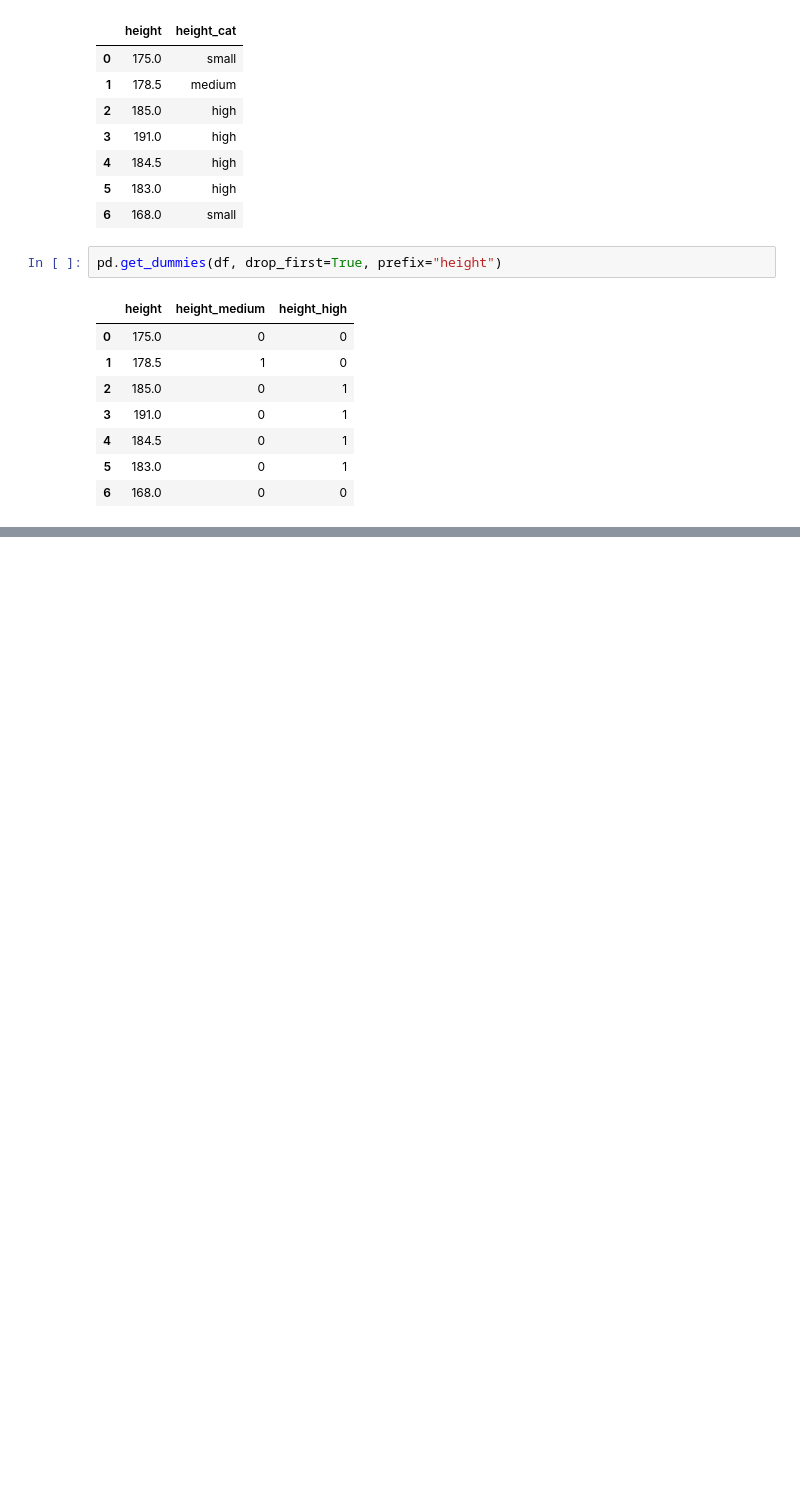
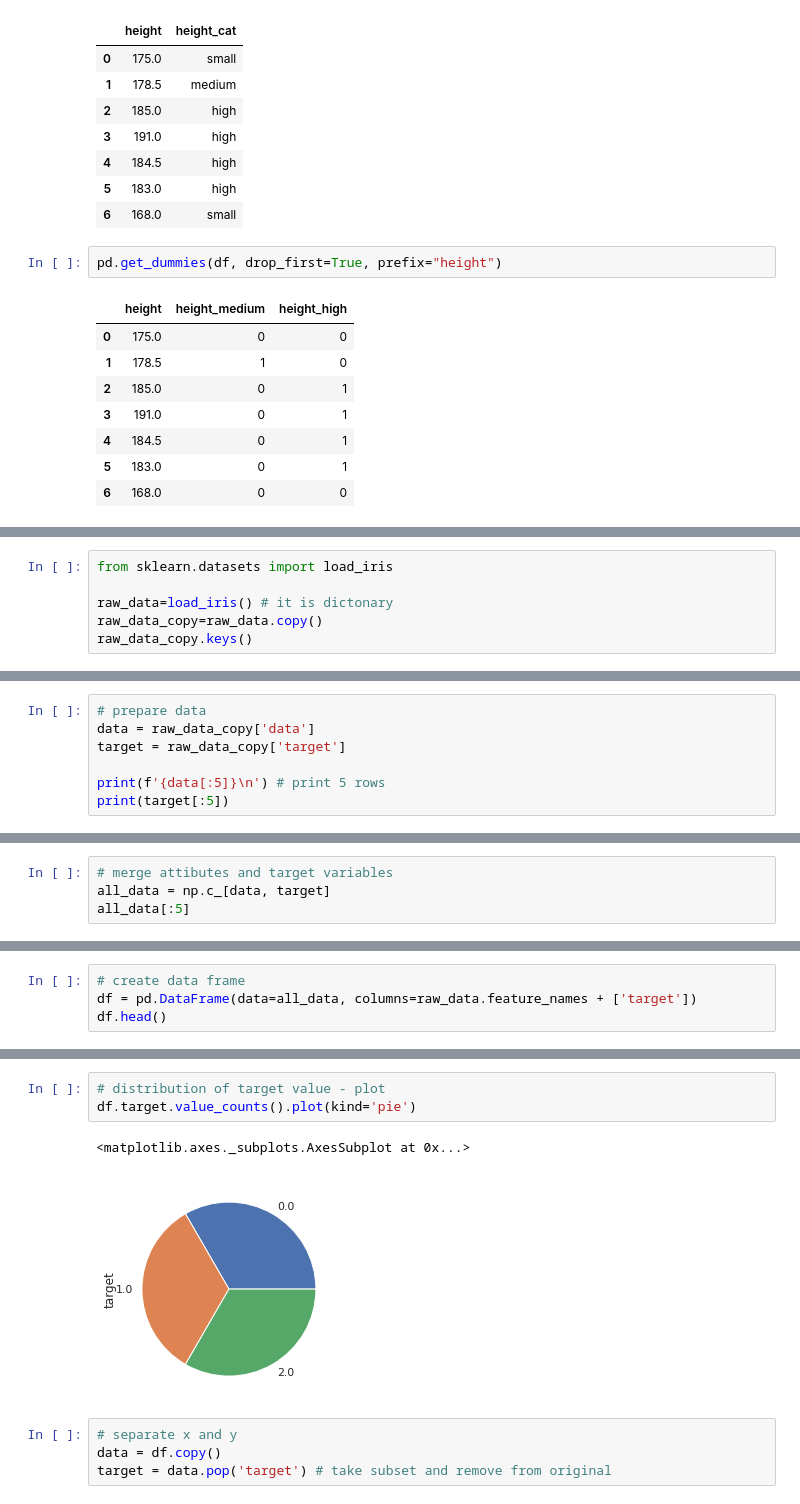
Before and after one commit to zuzanna-w17/ML-course, a Jupyter notebook: data_preprocessing.ipynb, the cells around one changed output, grey strips where cells are left out. Cells and saved outputs as stored; diff of their text form; blank space fills up the shorter version.

```diff
--- a/data_preprocessing.ipynb
+++ b/data_preprocessing.ipynb
@@ -642,0 +660,6 @@ pd.get_dummies(df, drop_first=True, prefix="height")
+# %%
+from sklearn.datasets import load_iris
+
+raw_data=load_iris() # it is dictonary
+raw_data_copy=raw_data.copy()
+raw_data_copy.keys()
@@ -642,0 +688,7 @@ pd.get_dummies(df, drop_first=True, prefix="height")
+# %%
+# prepare data
+data = raw_data_copy['data']
+target = raw_data_copy['target']
+
+print(f'{data[:5]}\n') # print 5 rows
+print(target[:5])
@@ -642,0 +703,4 @@ pd.get_dummies(df, drop_first=True, prefix="height")
+# %%
+# merge attibutes and target variables
+all_data = np.c_[data, target]
+all_data[:5]
@@ -642,0 +713,4 @@ pd.get_dummies(df, drop_first=True, prefix="height")
+# %%
+# create data frame
+df = pd.DataFrame(data=all_data, columns=raw_data.feature_names + ['target'])
+df.head()
@@ -642,0 +777,10 @@ pd.get_dummies(df, drop_first=True, prefix="height")
+# %%
+# distribution of target value - plot
+df.target.value_counts().plot(kind='pie')
+# %% [output]
+<matplotlib.axes._subplots.AxesSubplot at 0x...>
+[figure, added]
+# %%
+# separate x and y
+data = df.copy()
+target = data.pop('target') # take subset and remove from original
```
Also changed, not shown: parts of 27 cells of this notebook.
